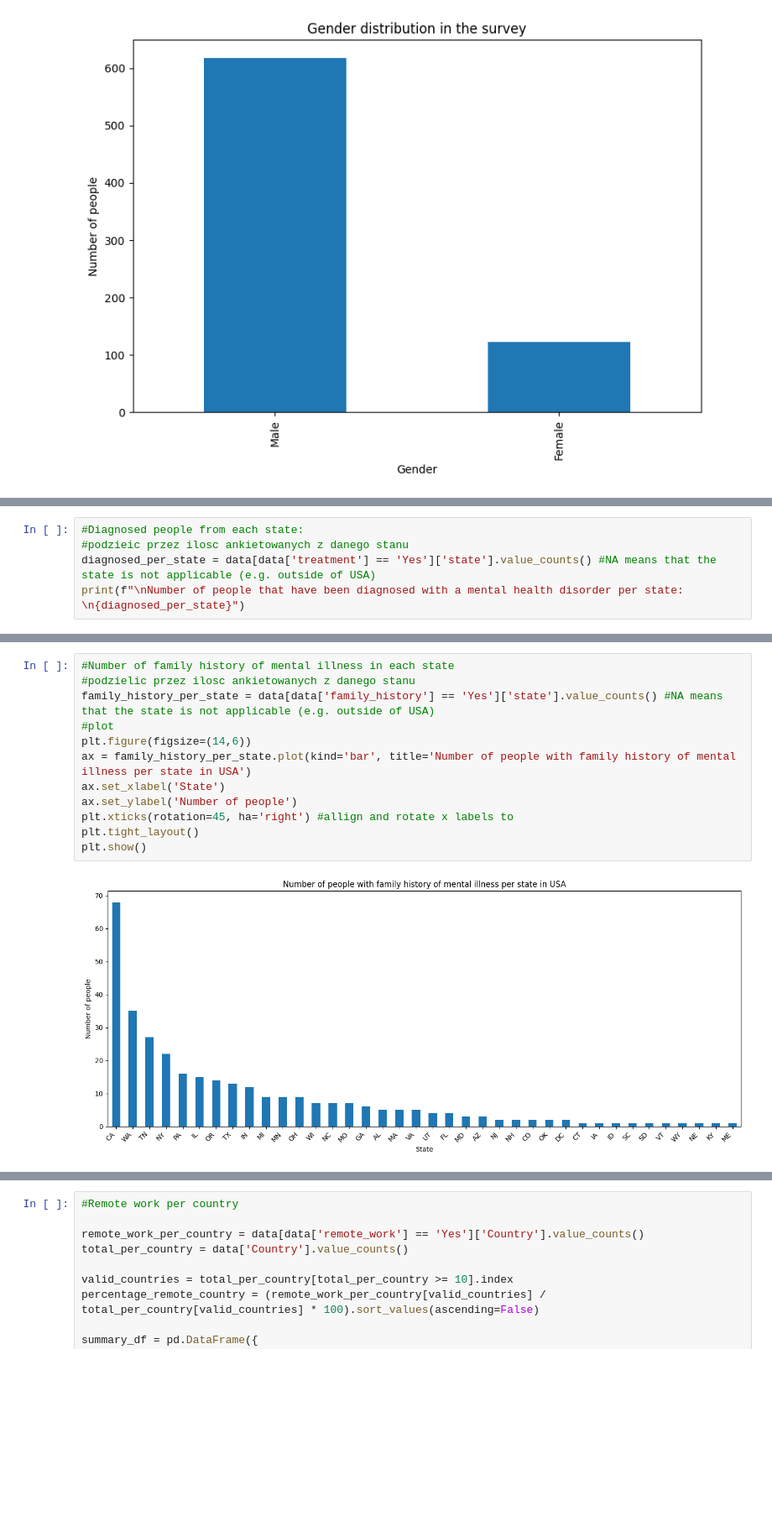
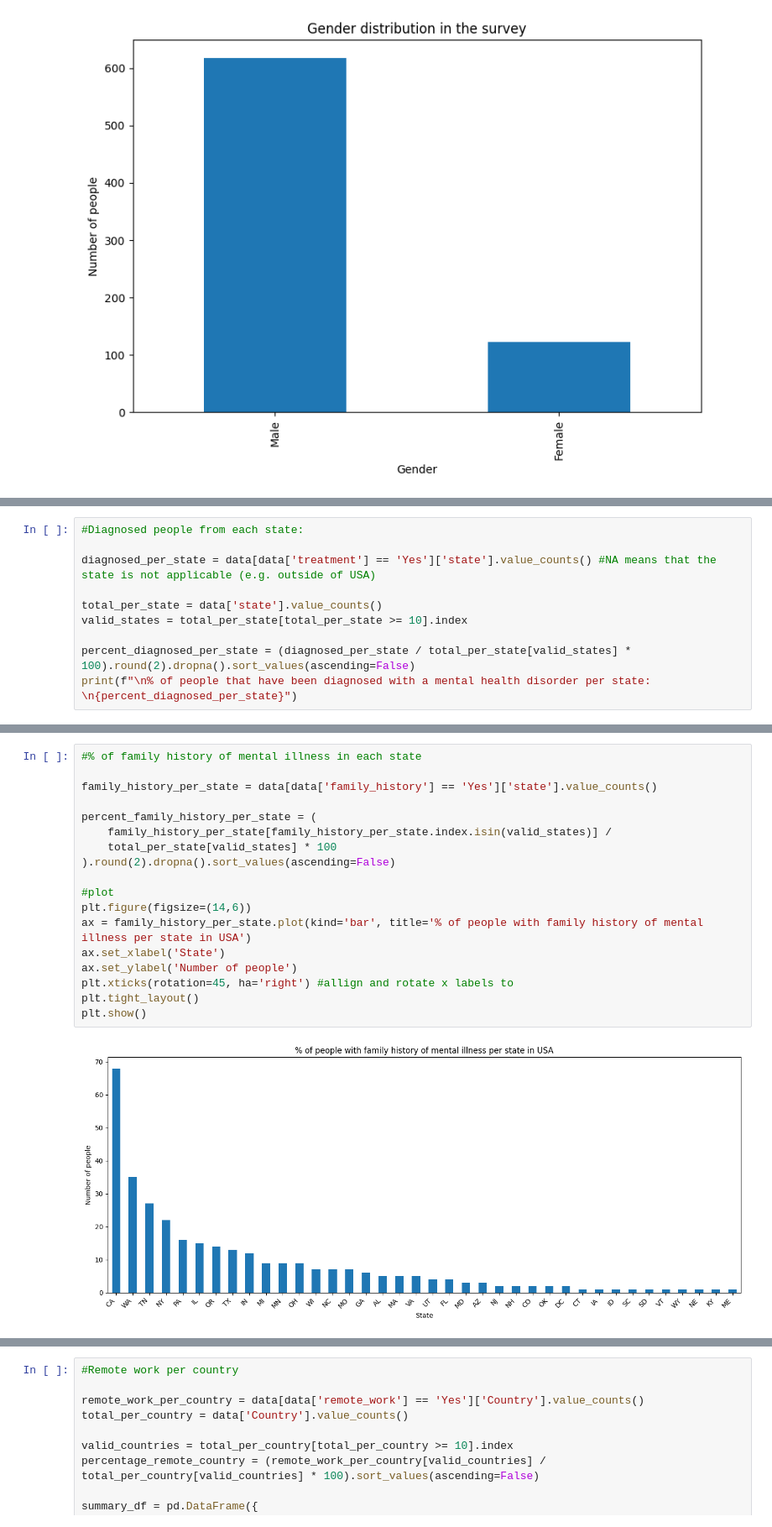
Before and after one commit to janek-j/intro_to_data_analytics, a Jupyter notebook: lab1/advanced/mental_health_exploration.ipynb, the cells around one changed output, grey strips where cells are left out. Shown at 84% size. Drawn from its saved outputs; the diff is of its cells as text; blank space fills up the shorter version.

```diff
--- a/lab1/advanced/mental_health_exploration.ipynb
+++ b/lab1/advanced/mental_health_exploration.ipynb
@@ -178,6 +223,11 @@ Name: count, dtype: int64
 # %%
 #Diagnosed people from each state:
-#podzieic przez ilosc ankietowanych z danego stanu
+
 diagnosed_per_state = data[data['treatment'] == 'Yes']['state'].value_counts() #NA means that the state is not applicable (e.g. outside of USA)
-print(f"\nNumber of people that have been diagnosed with a mental health disorder per state: \n{diagnosed_per_state}")
+
+total_per_state = data['state'].value_counts()
+valid_states = total_per_state[total_per_state >= 10].index
+
+percent_diagnosed_per_state = (diagnosed_per_state / total_per_state[valid_states] * 100).round(2).dropna().sort_values(ascending=False)
+print(f"\n% of people that have been diagnosed with a mental health disorder per state: \n{percent_diagnosed_per_state}")
 # %% [output]
@@ -213,14 +257,20 @@ plt.show()
 # %%
-#Number of family history of mental illness in each state
-#podzielic przez ilosc ankietowanych z danego stanu
-family_history_per_state = data[data['family_history'] == 'Yes']['state'].value_counts() #NA means that the state is not applicable (e.g. outside of USA)
+#% of family history of mental illness in each state
+
+family_history_per_state = data[data['family_history'] == 'Yes']['state'].value_counts()
+
+percent_family_history_per_state = (
+    family_history_per_state[family_history_per_state.index.isin(valid_states)] /
+    total_per_state[valid_states] * 100
+).round(2).dropna().sort_values(ascending=False)
+
 #plot
 plt.figure(figsize=(14,6))
-ax = family_history_per_state.plot(kind='bar', title='Number of people with family history of mental illness per state in USA')
+ax = family_history_per_state.plot(kind='bar', title='% of people with family history of mental illness per state in USA')
 ax.set_xlabel('State')
 ax.set_ylabel('Number of people')
 plt.xticks(rotation=45, ha='right') #allign and rotate x labels to
 plt.tight_layout()
 plt.show()
 # %% [output]
-[figure, old version]
+[figure, new version]
```
Also changed, not shown: parts of 17 cells of this notebook.
